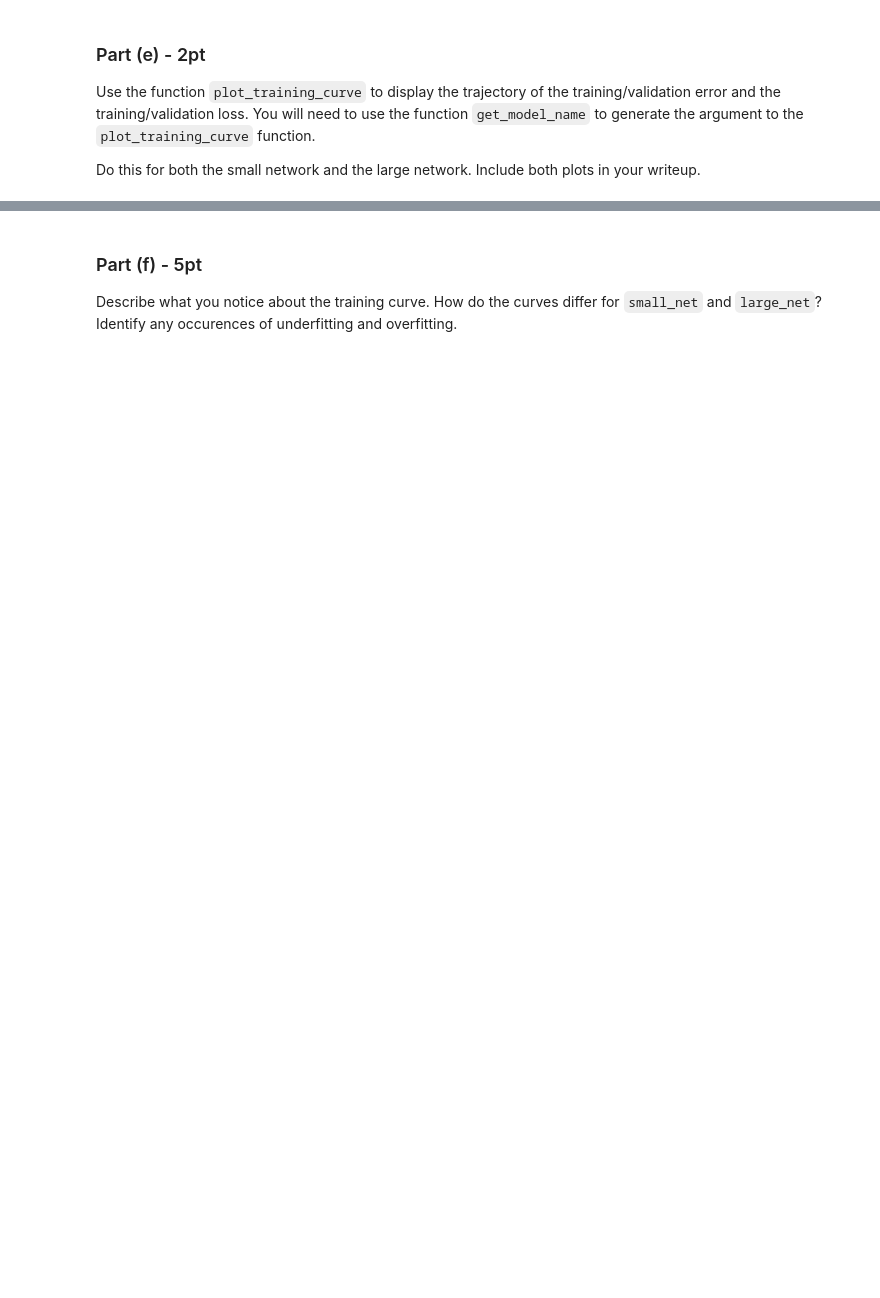
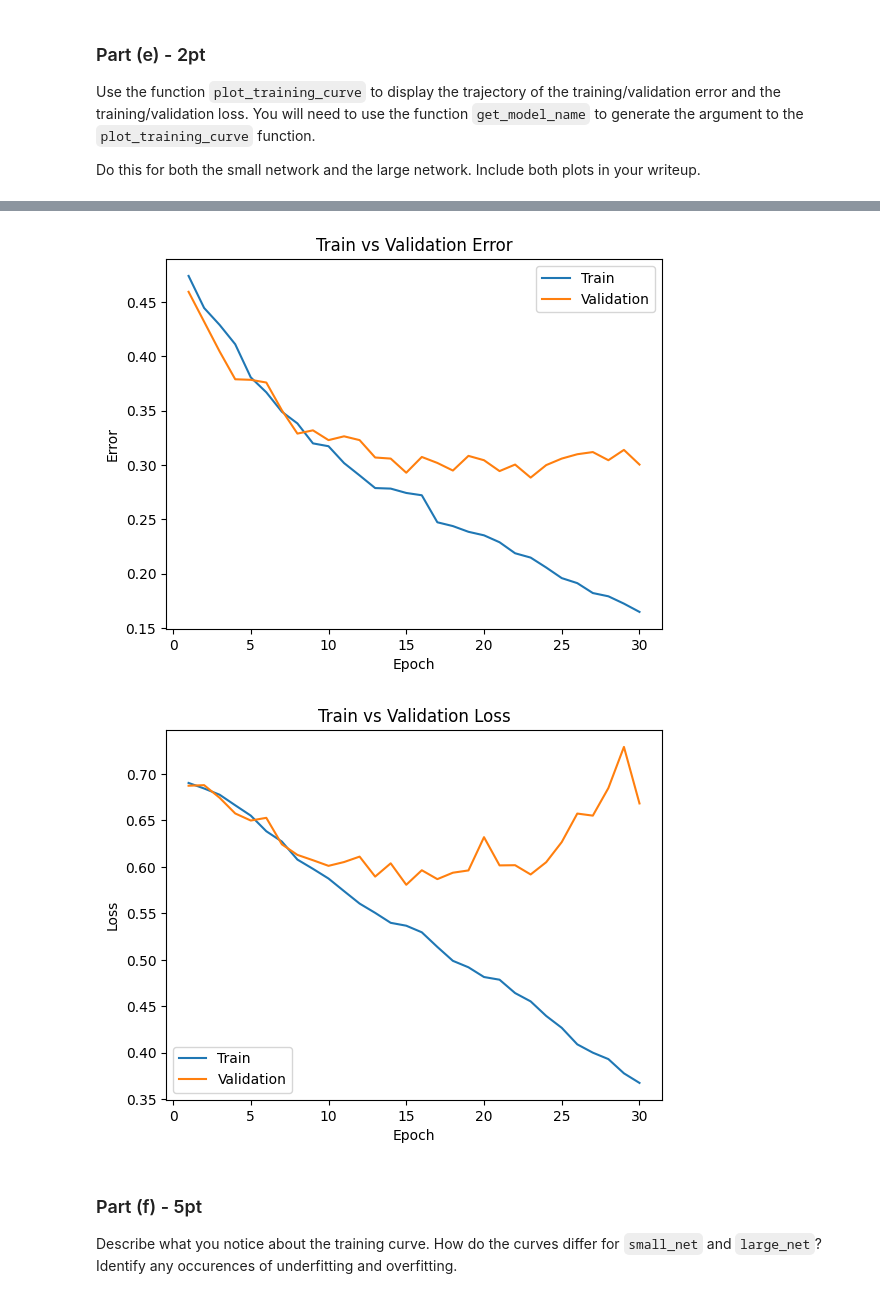
Before and after one commit to Ibrahim925/aps360-labs, a Jupyter notebook: Lab2_Cats_vs_Dogs.ipynb, the cells around one changed output, grey strips where cells are left out. Saved outputs shown, nothing was run; the diff lists cells and outputs as text; code cells hidden in the pictures; blank space fills up the shorter version.

```diff
--- a/Lab2_Cats_vs_Dogs.ipynb
+++ b/Lab2_Cats_vs_Dogs.ipynb
@@ -465,3 +569,8 @@ in your writeup.
+# %%
+plot_training_curve(large_path)
+# %% [output]
+[figure, added]
+[figure, added]
 # %% [markdown]
 ### Part (f) - 5pt
 
```
Also changed, not shown: parts of 42 cells of this notebook.
